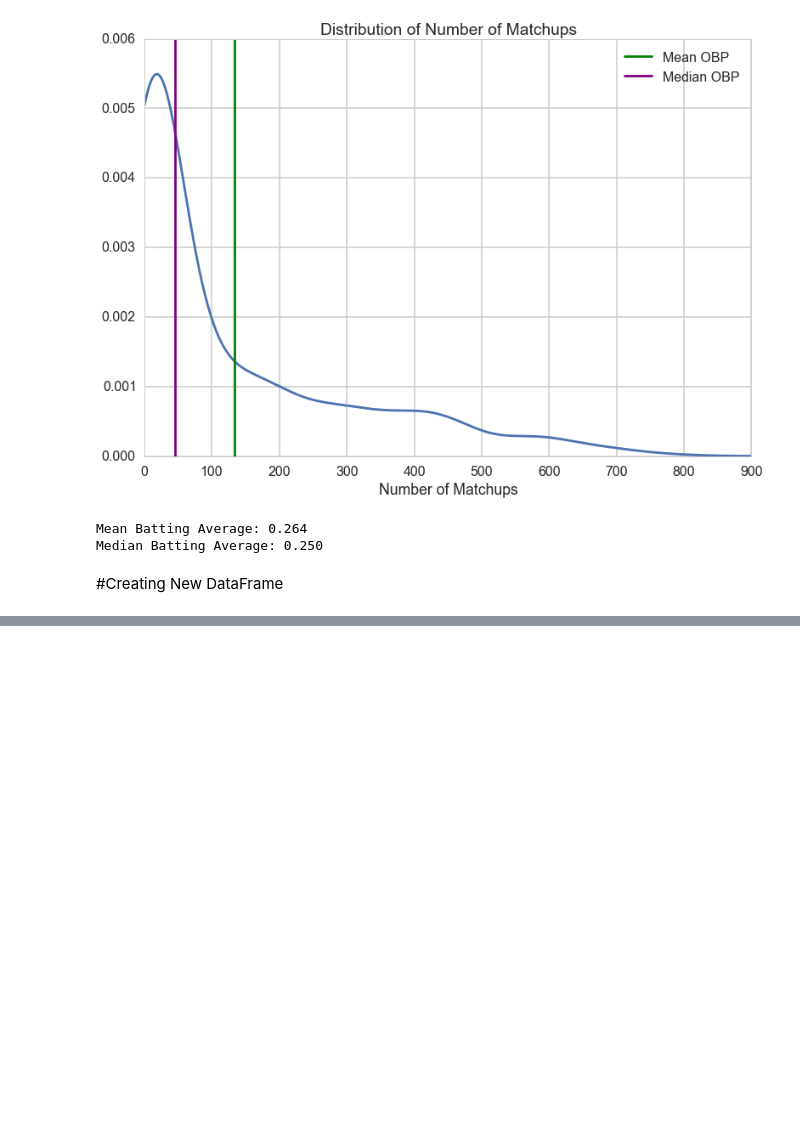
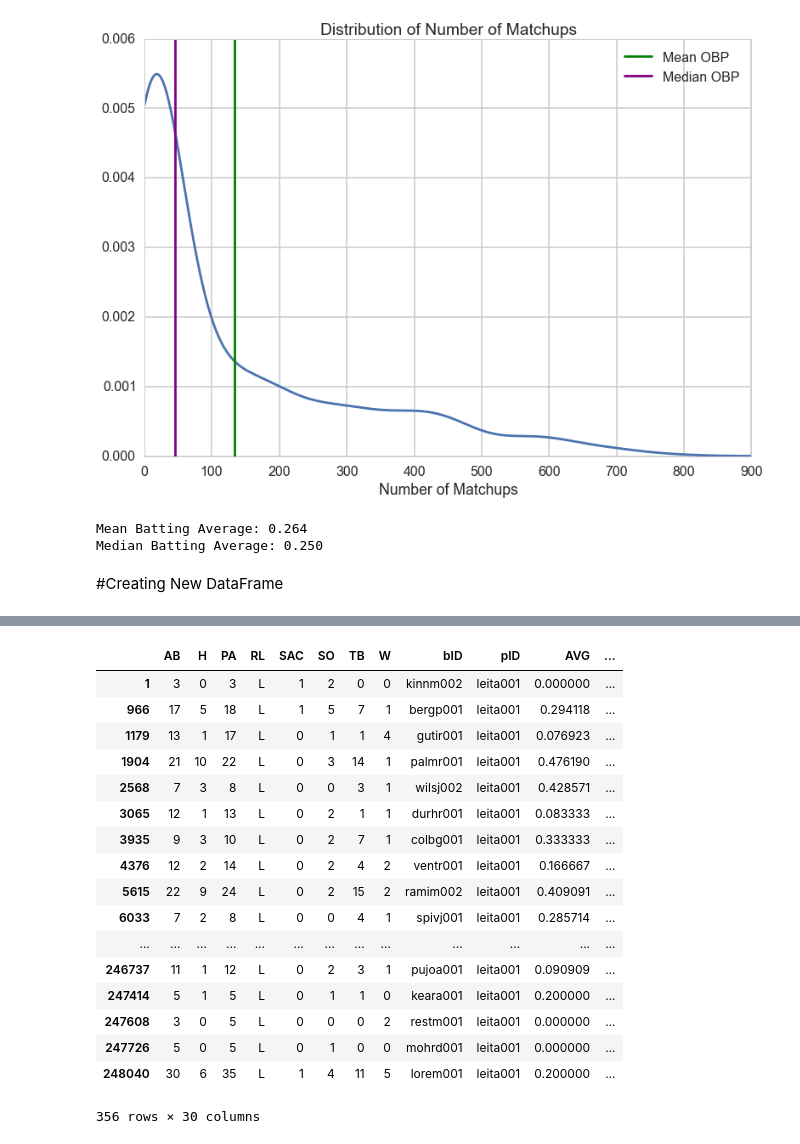
Before and after one commit to bacook17/CS109_baseball, a Jupyter notebook: additional_eda.ipynb, the cells around one changed output, grey strips where cells are left out. Cells and saved outputs as stored; diff of their text form; code cells hidden in the pictures; blank space fills up the shorter version.

```diff
--- a/additional_eda.ipynb
+++ b/additional_eda.ipynb
@@ -143,5 +170,22 @@ Median Batting Average: 0.250
 # %%
 #Here I just saved the series of overall averages and OBP for the batters
 #This will have to be re-done once we narrow the dataframe down a bit
-overall_batter_avg = batter_sums['AVG']
-overall_batter_obp = batter_sums['OBP']
+overall_batter_avg  = batter_sums['AVG']
+overall_batter_obp  = batter_sums['OBP']
+overall_batter_pa   = batter_sums['PA']
+overall_batter_ab   = batter_sums['AB']
+overall_batter_h    = batter_sums['H']
+overall_batter_w    = batter_sums['W']
+overall_batter_tb   = batter_sums['TB']
+overall_batter_sac  = batter_sums['SAC']
+
+overall_pitcher_spct= pitcher_sums['SO_PCT']
+overall_pitcher_wpct= pitcher_sums['W_PCT']
+overall_pitcher_hpct= pitcher_sums['H_PCT']
+overall_pitcher_so  = pitcher_sums['SO']
+overall_pitcher_ab  = pitcher_sums['AB']
+overall_pitcher_h   = pitcher_sums['H']
+overall_pitcher_w   = pitcher_sums['W']
+overall_pitcher_tb  = pitcher_sums['TB']
+overall_pitcher_sac = pitcher_sums['SAC']
+overall_pitcher_pa = pitcher_sums['PA']
@@ -177,2 +248,44 @@ new_matchup_df.head(20)
+# %%
+tempdf = matchup_df.merge(df, how="left")
+tempdf2= tempdf.merge(df2, how="left")
+tempdf3 = tempdf2.merge(df3, how="left")
+tempdf4 = tempdf3.merge(df4, how="left")
+tempdf5 = tempdf4.merge(df5, how="left")
+tempdf6 = tempdf5.merge(df6, how="left")
+tempdf7 = tempdf6.merge(df7, how="left")
+tempdf8 = tempdf7.merge(df8, how="left")
+tempdf9 = tempdf8.merge(df9, how="left")
+tempdf10 = tempdf9.merge(df10, how="left")
+tempdf11 = tempdf10.merge(df11, how="left")
+tempdf12 = tempdf11.merge(df12, how="left")
+tempdf13 = tempdf12.merge(df13, how="left")
+tempdf14 = tempdf13.merge(df14, how="left")
+tempdf15 = tempdf14.merge(df15, how="left")
+tempdf16 = tempdf15.merge(df16, how="left")
+tempdf17 = tempdf16.merge(df17, how="left")
+new_matchup_df = tempdf17.merge(df18, how="left")
+#new_matchup_df[new_matchup_df.pID=='medk001']
+# %%
+#checking that overall pitcher stats stay constant over all matchups
+new_matchup_df[new_matchup_df.pID=='leita001']
+# %% [output]
+|  | AB | H | PA | RL | SAC | SO | TB | W | bID | pID | AVG | ... |
+| 1 | 3 | 0 | 3 | L | 1 | 2 | 0 | 0 | kinnm002 | leita001 | 0.000000 | ... |
+| 966 | 17 | 5 | 18 | L | 1 | 5 | 7 | 1 | bergp001 | leita001 | 0.294118 | ... |
+| 1179 | 13 | 1 | 17 | L | 0 | 1 | 1 | 4 | gutir001 | leita001 | 0.076923 | ... |
+| 1904 | 21 | 10 | 22 | L | 0 | 3 | 14 | 1 | palmr001 | leita001 | 0.476190 | ... |
+| 2568 | 7 | 3 | 8 | L | 0 | 0 | 3 | 1 | wilsj002 | leita001 | 0.428571 | ... |
+| 3065 | 12 | 1 | 13 | L | 0 | 2 | 1 | 1 | durhr001 | leita001 | 0.083333 | ... |
+| 3935 | 9 | 3 | 10 | L | 0 | 2 | 7 | 1 | colbg001 | leita001 | 0.333333 | ... |
+| 4376 | 12 | 2 | 14 | L | 0 | 2 | 4 | 2 | ventr001 | leita001 | 0.166667 | ... |
+| 5615 | 22 | 9 | 24 | L | 0 | 2 | 15 | 2 | ramim002 | leita001 | 0.409091 | ... |
+| 6033 | 7 | 2 | 8 | L | 0 | 0 | 4 | 1 | spivj001 | leita001 | 0.285714 | ... |
+| ... | ... | ... | ... | ... | ... | ... | ... | ... | ... | ... | ... | ... |
+| 246737 | 11 | 1 | 12 | L | 0 | 2 | 3 | 1 | pujoa001 | leita001 | 0.090909 | ... |
+| 247414 | 5 | 1 | 5 | L | 0 | 1 | 1 | 0 | keara001 | leita001 | 0.200000 | ... |
+| 247608 | 3 | 0 | 5 | L | 0 | 0 | 0 | 2 | restm001 | leita001 | 0.000000 | ... |
+| 247726 | 5 | 0 | 5 | L | 0 | 1 | 0 | 0 | mohrd001 | leita001 | 0.000000 | ... |
+| 248040 | 30 | 6 | 35 | L | 1 | 4 | 11 | 5 | lorem001 | leita001 | 0.200000 | ... |
+356 rows × 30 columns
 # %%
 new_matchup_df.to_csv("temp_matchupdf.csv", index=False)
```
Also changed, not shown: parts of 8 cells of this notebook, 1 other file.
